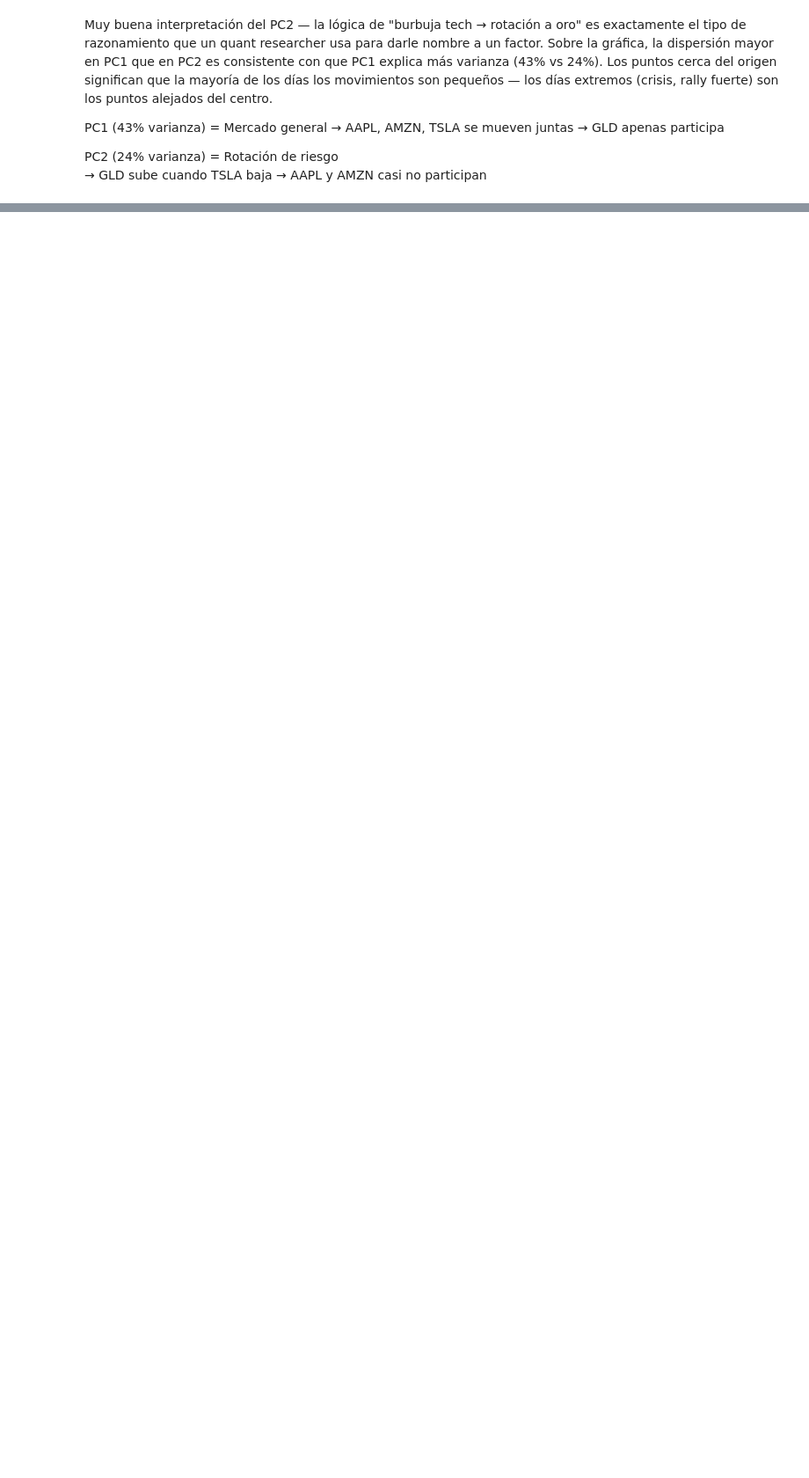
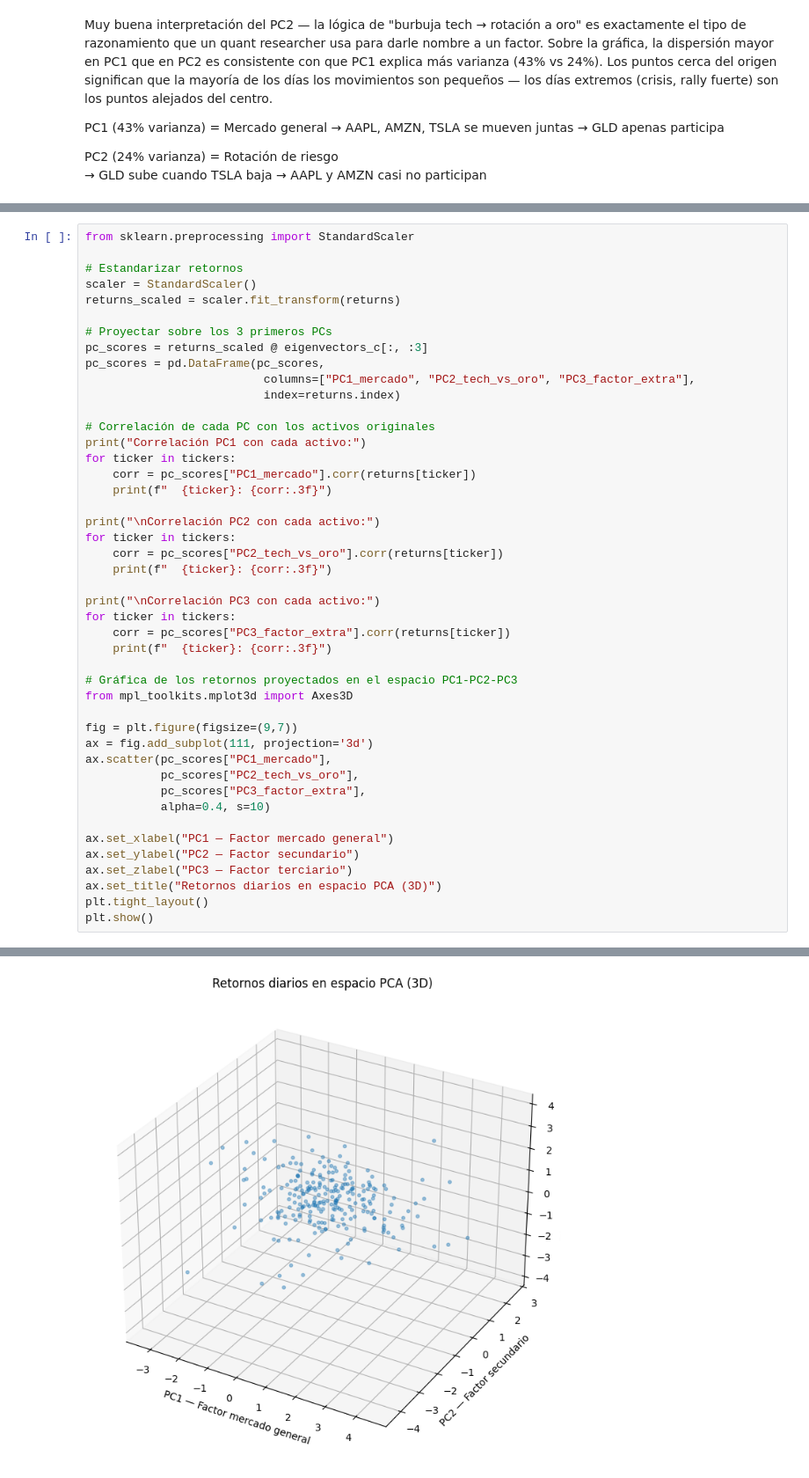
Before and after one commit to Petrack28/RoadMap2BecomeAQuant, a Jupyter notebook: 01-factor-analysis/Semana1.ipynb, the cells around one changed output, grey strips where cells are left out. Shown at 88% size. Drawn from its saved outputs; the diff is of its cells as text; blank space fills up the shorter version.

```diff
--- a/01-factor-analysis/Semana1.ipynb
+++ b/01-factor-analysis/Semana1.ipynb
@@ -220,0 +223,46 @@ PC2 (24% varianza) = Rotación de riesgo
+# %%
+from sklearn.preprocessing import StandardScaler
+
+# Estandarizar retornos
+scaler = StandardScaler()
+returns_scaled = scaler.fit_transform(returns)
+
+# Proyectar sobre los 3 primeros PCs
+pc_scores = returns_scaled @ eigenvectors_c[:, :3]
+pc_scores = pd.DataFrame(pc_scores,
+                          columns=["PC1_mercado", "PC2_tech_vs_oro", "PC3_factor_extra"],
+                          index=returns.index)
+
+# Correlación de cada PC con los activos originales
+print("Correlación PC1 con cada activo:")
+for ticker in tickers:
+    corr = pc_scores["PC1_mercado"].corr(returns[ticker])
+    print(f"  {ticker}: {corr:.3f}")
+
+print("\nCorrelación PC2 con cada activo:")
+for ticker in tickers:
+    corr = pc_scores["PC2_tech_vs_oro"].corr(returns[ticker])
+    print(f"  {ticker}: {corr:.3f}")
+
+print("\nCorrelación PC3 con cada activo:")
+for ticker in tickers:
+    corr = pc_scores["PC3_factor_extra"].corr(returns[ticker])
+    print(f"  {ticker}: {corr:.3f}")
+
+# Gráfica de los retornos proyectados en el espacio PC1-PC2-PC3
+from mpl_toolkits.mplot3d import Axes3D
+
+fig = plt.figure(figsize=(9,7))
+ax = fig.add_subplot(111, projection='3d')
+ax.scatter(pc_scores["PC1_mercado"],
+           pc_scores["PC2_tech_vs_oro"],
+           pc_scores["PC3_factor_extra"],
+           alpha=0.4, s=10)
+
+ax.set_xlabel("PC1 — Factor mercado general")
+ax.set_ylabel("PC2 — Factor secundario")
+ax.set_zlabel("PC3 — Factor terciario")
+ax.set_title("Retornos diarios en espacio PCA (3D)")
+plt.tight_layout()
+plt.show()
+# %% [output]
@@ -220,0 +286 @@ PC2 (24% varianza) = Rotación de riesgo
+[figure, added]
```
Also changed, not shown: parts of 12 cells of this notebook.
